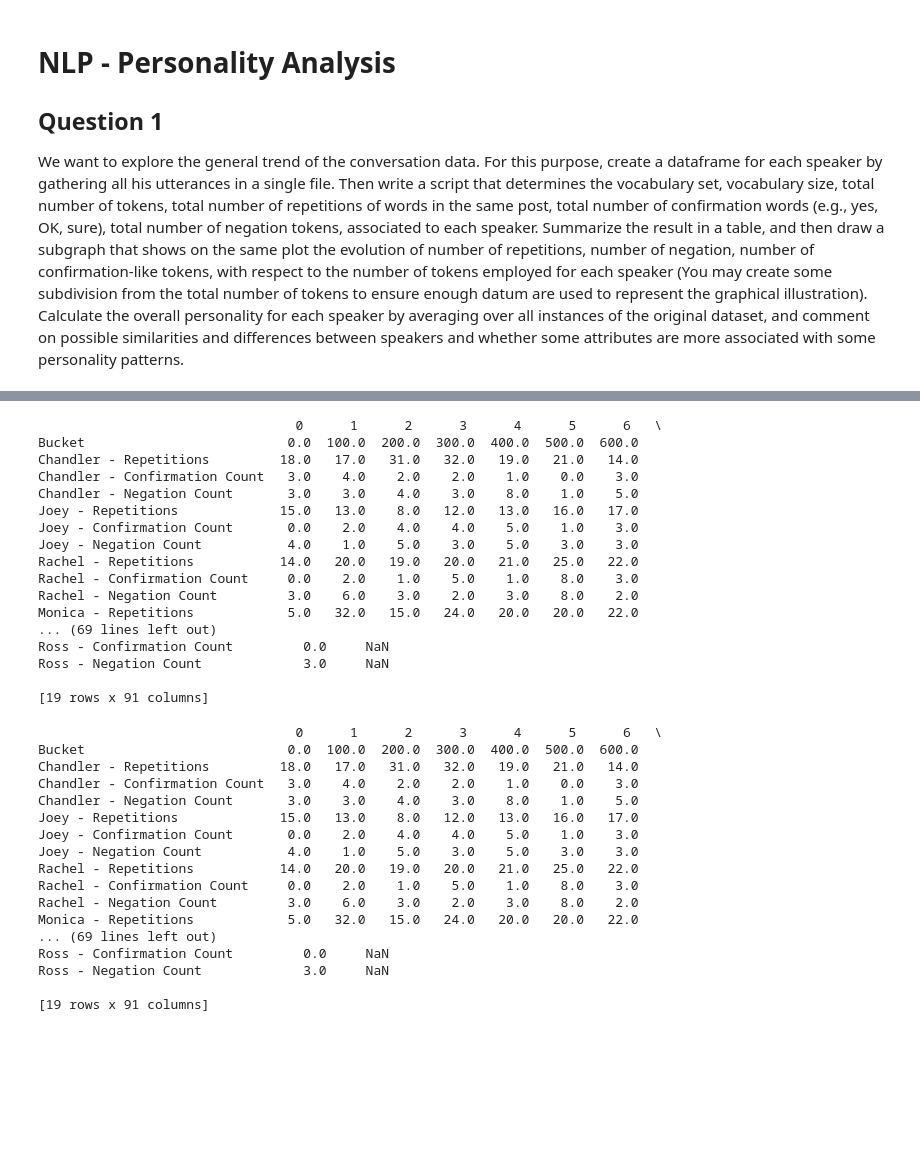
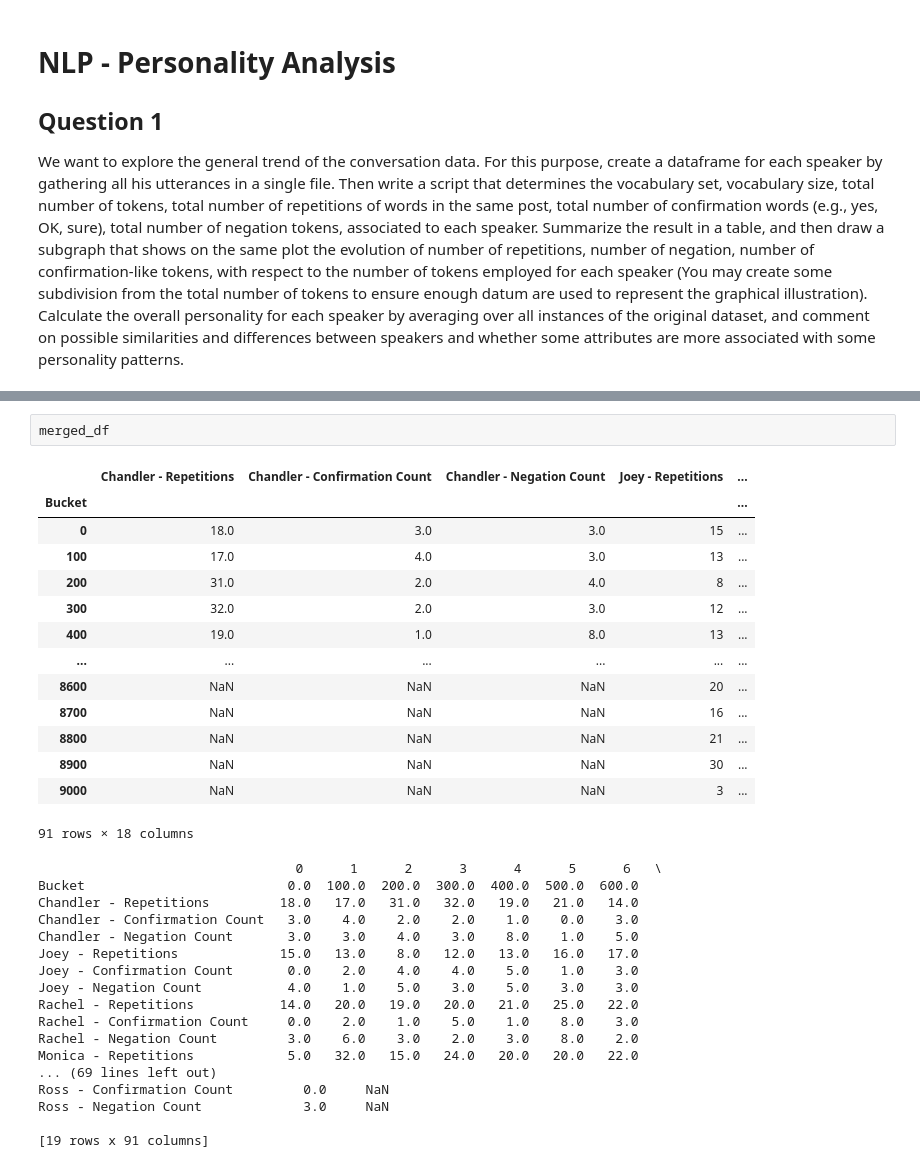
Before and after one commit to KristofferLund94/NLP_Personality_Analysis, a Jupyter notebook: NLP_Personality_Analysis.ipynb, the cells around one changed output, grey strips where cells are left out. Cells and saved outputs as stored; diff of their text form; blank space fills up the shorter version.

```diff
--- a/NLP_Personality_Analysis.ipynb
+++ b/NLP_Personality_Analysis.ipynb
@@ -195,22 +226,20 @@ plt.show()
 # %%
+merged_df
 # %% [output]
+|  | Chandler - Repetitions | Chandler - Confirmation Count | Chandler - Negation Count | Joey - Repetitions | ... |
+| Bucket |  |  |  |  | ... |
+| 0 | 18.0 | 3.0 | 3.0 | 15 | ... |
+| 100 | 17.0 | 4.0 | 3.0 | 13 | ... |
+| 200 | 31.0 | 2.0 | 4.0 | 8 | ... |
+| 300 | 32.0 | 2.0 | 3.0 | 12 | ... |
+| 400 | 19.0 | 1.0 | 8.0 | 13 | ... |
+| ... | ... | ... | ... | ... | ... |
+| 8600 | NaN | NaN | NaN | 20 | ... |
+| 8700 | NaN | NaN | NaN | 16 | ... |
+| 8800 | NaN | NaN | NaN | 21 | ... |
+| 8900 | NaN | NaN | NaN | 30 | ... |
+| 9000 | NaN | NaN | NaN | 3 | ... |
-                                 0      1      2      3      4      5      6   \
-Bucket                          0.0  100.0  200.0  300.0  400.0  500.0  600.0
-Chandler - Repetitions         18.0   17.0   31.0   32.0   19.0   21.0   14.0
-Chandler - Confirmation Count   3.0    4.0    2.0    2.0    1.0    0.0    3.0
-Chandler - Negation Count       3.0    3.0    4.0    3.0    8.0    1.0    5.0
-Joey - Repetitions             15.0   13.0    8.0   12.0   13.0   16.0   17.0
-Joey - Confirmation Count       0.0    2.0    4.0    4.0    5.0    1.0    3.0
-Joey - Negation Count           4.0    1.0    5.0    3.0    5.0    3.0    3.0
-Rachel - Repetitions           14.0   20.0   19.0   20.0   21.0   25.0   22.0
-Rachel - Confirmation Count     0.0    2.0    1.0    5.0    1.0    8.0    3.0
-Rachel - Negation Count         3.0    6.0    3.0    2.0    3.0    8.0    2.0
-Monica - Repetitions            5.0   32.0   15.0   24.0   20.0   20.0   22.0
-... (69 lines left out)
-Ross - Confirmation Count         0.0     NaN
-Ross - Negation Count             3.0     NaN
-
-[19 rows x 91 columns]
+91 rows × 18 columns
 # %%
 # %% [output]
                                  0      1      2      3      4      5      6   \
```
Also changed, not shown: parts of 1 cell of this notebook.
